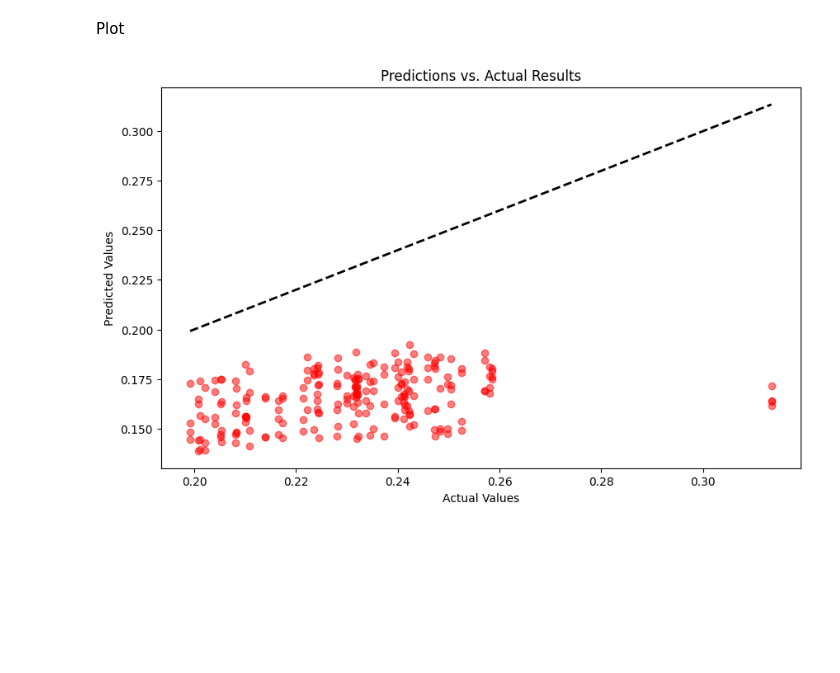
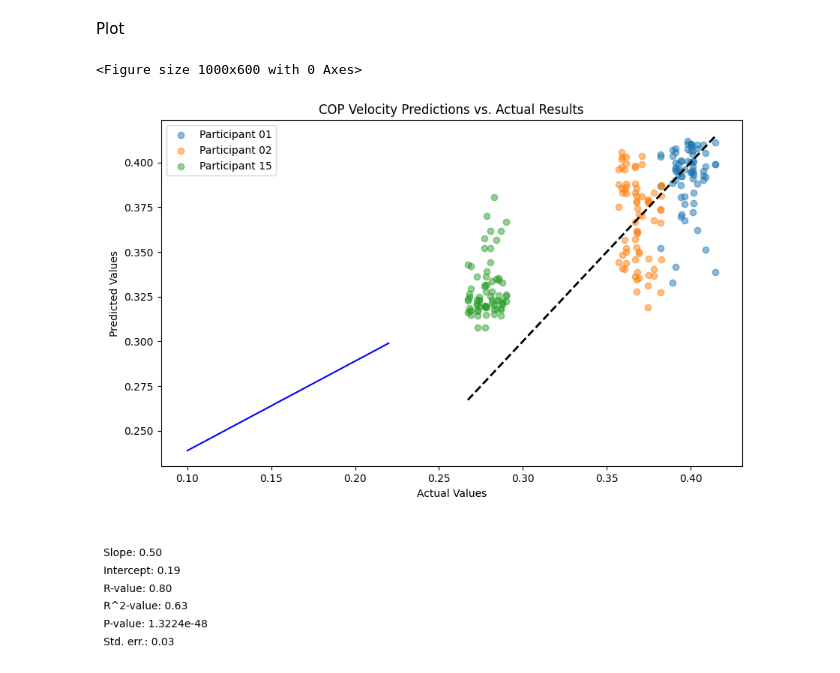
Before and after one commit to CopelandMIT/RADARTreePose, a Jupyter notebook: main_stability_prediction_preprocessing.ipynb, the cells around one changed output. Drawn from its saved outputs; the diff is of its cells as text; code cells hidden in the pictures; blank space fills up the shorter version.

```diff
--- a/main_stability_prediction_preprocessing.ipynb
+++ b/main_stability_prediction_preprocessing.ipynb
@@ -22,7 +22,7 @@ from RdmSingleVariablePrediction import RdmCNNLSTMModel
 # %% [markdown]
 Load CSV detailing t_stable and t_break for each capture
 # %%
-event_csv_path = "/Users/danielcopeland/Library/Mobile Documents/com~apple~CloudDocs/MIT Masters/DRL/LABx/RADARTreePose/data/csvs/MOCAP_FP_RADAR_FU_Stable_Break_FD_TIME_FRAMES_v2.csv"
+event_csv_path = "/Users/danielcopeland/Library/Mobile Documents/com~apple~CloudDocs/MIT Masters/DRL/LABx/RADARTreePose/data/csvs/MOCAP_FP_RADAR_FU_Stable_Break_FD_TIME_FRAMES_v3.csv"
 
 event_labels_df = pd.read_csv(event_csv_path)
 print(event_labels_df.head())
@@ -383,7 +590,7 @@ from torch.utils.data import DataLoader
 from StableRdmDataset import StableRdmDataset
 
 root_dir = '/Volumes/FourTBLaCie/Yoga_Study_RADAR_Stable_1Ch'
-event_csv = "/Users/danielcopeland/Library/Mobile Documents/com~apple~CloudDocs/MIT Masters/DRL/LABx/RADARTreePose/data/csvs/MOCAP_FP_RADAR_FU_Stable_Break_FD_TIME_FRAMES_v2.csv"
+event_csv = "/Users/danielcopeland/Library/Mobile Documents/com~apple~CloudDocs/MIT Masters/DRL/LABx/RADARTreePose/data/csvs/MOCAP_FP_RADAR_FU_Stable_Break_FD_TIME_FRAMES_v3.csv"
 
 # Get all folders and shuffle them randomly
 all_folders = [d for d in os.listdir(root_dir) if os.path.isdir(os.path.join(root_dir, d))]
@@ -407,7 +614,7 @@ print(f'Test folders: {test_folders}')
 
 # Define the setup_loaders function
 def setup_loaders(root_dir, event_csv, folders):
-    datasets = {x: StableRdmDataset(root_dir, event_csv, folders[x]) for x in ['train', 'val', 'test']}
+    datasets = {x: StableRdmDataset(root_dir, event_csv, folders[x], label_type="avg_speed") for x in ['train', 'val', 'test']}
     loaders = {x: DataLoader(datasets[x], batch_size=2, shuffle=True if x == 'train' else False, collate_fn=StableRdmDataset.collate_fn) for x in datasets}
     return loaders
 
@@ -604,5 +825,5 @@ model.to(device)
 dataloaders = {'train': train_loader, 'val': val_loader}
 
 # Train and validate
-model = train_validate_model(model, dataloaders, criterion, optimizer, num_epochs=25, device=device)
+model = train_validate_model(model, dataloaders, criterion, optimizer, num_epochs=20, device=device)
 # %% [output]
@@ -634,32 +871,60 @@ Plot
 model.eval()  # Set the model to evaluation mode
 predictions = []
 actuals = []
+participant_ids = []
 
 with torch.no_grad():  # Disable gradient calculation
-    for inputs, labels, _, _ in test_loader:
+    for inputs, labels, _, metadata in test_loader:
         inputs = inputs.to(device)
         labels = labels.to(device)
 
         # Generate predictions
         output = model(inputs)
 
-        # Store predictions and actual values
-        predictions.extend(output.view(-1).tolist())  # Flatten and convert to list
-        actuals.extend(labels.view(-1).tolist())  # Flatten and convert to list
+        # Flatten and convert to list
+        predictions.extend(output.view(-1).cpu().tolist())
+        actuals.extend(labels.view(-1).cpu().tolist())
+
+        # Extract participant IDs from metadata and extend the list
+        participant_ids.extend([meta['RADAR_capture'][:2] for meta in metadata])
 # %%
 import matplotlib.pyplot as plt
+import scipy
 
 # Convert lists to arrays for easier manipulation and plotting
+
+# Convert lists to NumPy arrays for easier manipulation
 predictions = np.array(predictions)
 actuals = np.array(actuals)
+participant_ids = np.array(participant_ids)
+
+# Unique participants
+unique_participants = np.unique(participant_ids)
+
+slope, intercept, r_value, p_value, std_err = scipy.stats.linregress(actuals, predictions)
+x = np.linspace(.1, .22, 100)
 
 # Plotting
 plt.figure(figsize=(10, 6))
-plt.scatter(actuals, predictions, alpha=0.5, color='red')  # Scatter plot of actual vs predictions
-plt.plot([actuals.min(), actuals.max()], [actuals.min(), actuals.max()], 'k--', lw=2)  # A diagonal line for reference
-plt.title('Predictions vs. Actual Results')
+plt.figure(figsize=(10, 6))
+for participant in unique_participants:
+    idx = participant_ids == participant
+    plt.scatter(actuals[idx], predictions[idx], alpha=0.5, label=f'Participant {participant}')
+
+plt.plot([actuals.min(), actuals.max()], [actuals.min(), actuals.max()], 'k--', lw=2)  # Diagonal line for reference
+
+plt.plot(x, slope * x + intercept, color='blue')
+plt.text(0.05, .18, f'Slope: {slope:.2f}')
+plt.text(0.05, .17, f'Intercept: {intercept:.2f}')
+plt.text(0.05, .16, f'R-value: {r_value:.2f}')
+plt.text(0.05, .15, f'R^2-value: {r_value**2:.2f}')
+plt.text(0.05, .14, f'P-value: {p_value:.4e}')
+plt.text(0.05, .13, f'Std. err.: {std_err:.2f}')
+plt.title('COP Velocity Predictions vs. Actual Results')
+plt.legend()
 plt.xlabel('Actual Values')
 plt.ylabel('Predicted Values')
 plt.show()
 # %% [output]
+<Figure size 1000x600 with 0 Axes>
-[figure, old version]
+[figure, new version]
```
Also changed, not shown: parts of 17 cells of this notebook, 44 other files.
